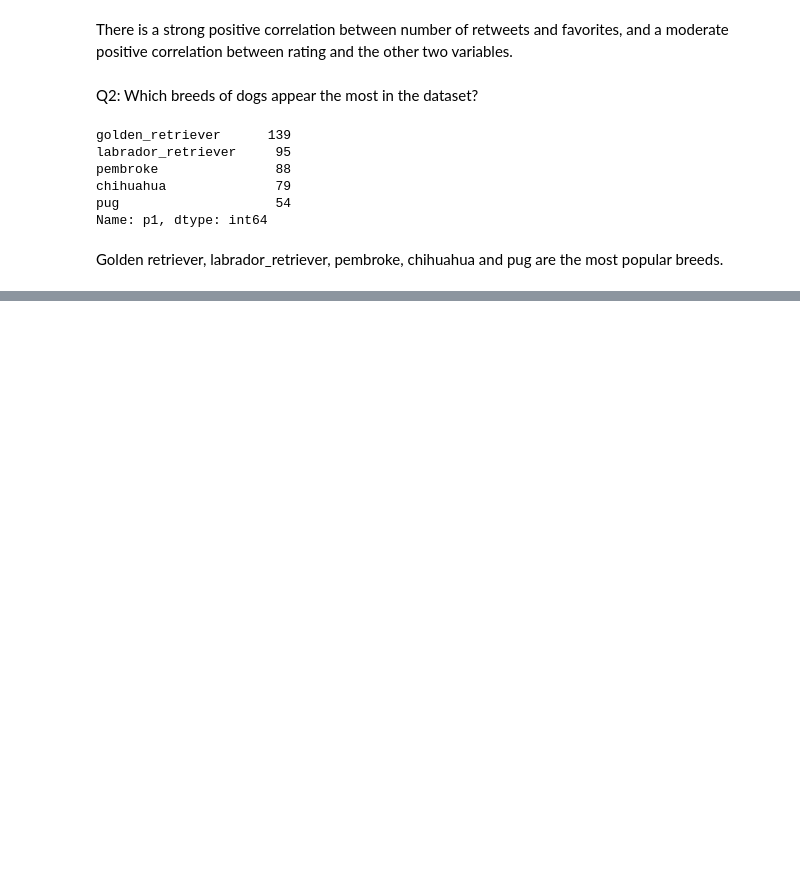
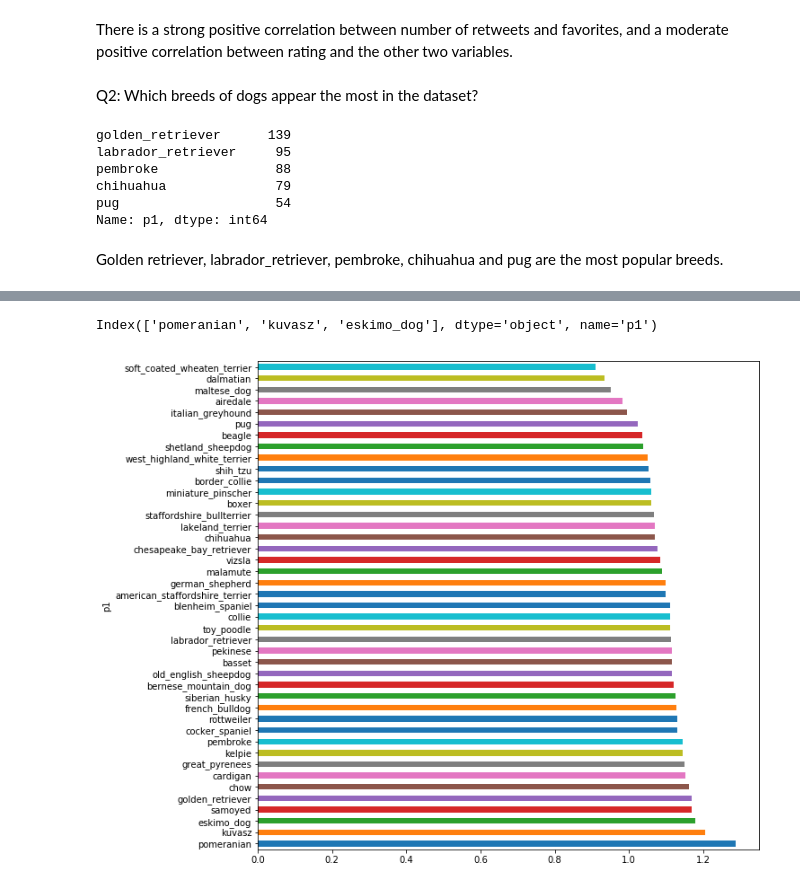
Before and after one commit to jgu1989/UdacityDataAnalystNanodegree, a Jupyter notebook: 4_Wrangle_Analyze/wrangle_act.ipynb, the cells around one changed output, grey strips where cells are left out. Saved outputs shown, nothing was run; the diff lists cells and outputs as text; code cells hidden in the pictures; blank space fills up the shorter version.

Commit message:
Analyze the most liked breeds

```diff
--- a/4_Wrangle_Analyze/wrangle_act.ipynb
+++ b/4_Wrangle_Analyze/wrangle_act.ipynb
@@ -743,0 +736,5 @@ df_inner.head()
+# %%
+# In order to have statistical significance, we consider breeds that appear at least 10 times.
+counts =  df_dog.p1.value_counts()
+l_10 = list(counts[counts>=10].index)
+l_10
@@ -743,0 +759,12 @@ df_inner.head()
+# %%
+df_dog_10 = df_dog[df_dog.p1.isin(l_10)]
+# %%
+def ave(col):
+    average = df_dog_10.groupby('p1')[col].mean().sort_values(ascending=False)
+    average.plot.barh(figsize = (10,10))
+    print(average[0:3].index)
+# %%
+ave('rating')
+# %% [output]
+Index(['pomeranian', 'kuvasz', 'eskimo_dog'], dtype='object', name='p1')
+[figure, added]
```
Also changed, not shown: parts of 6 cells of this notebook.
